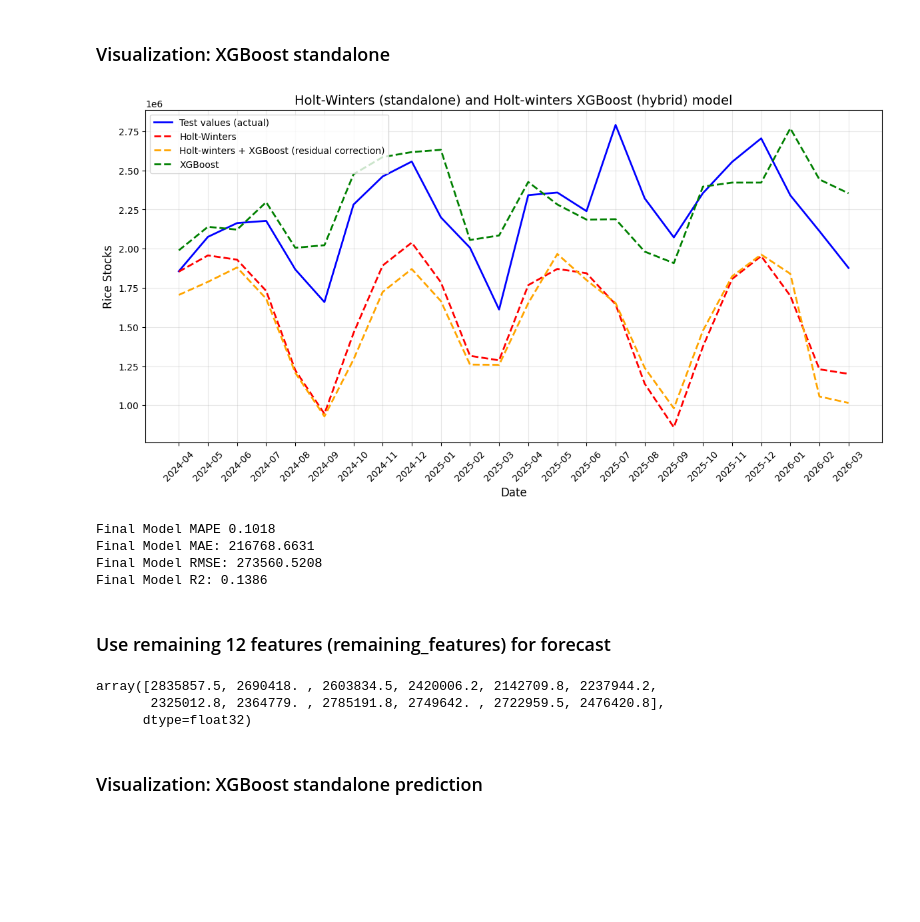
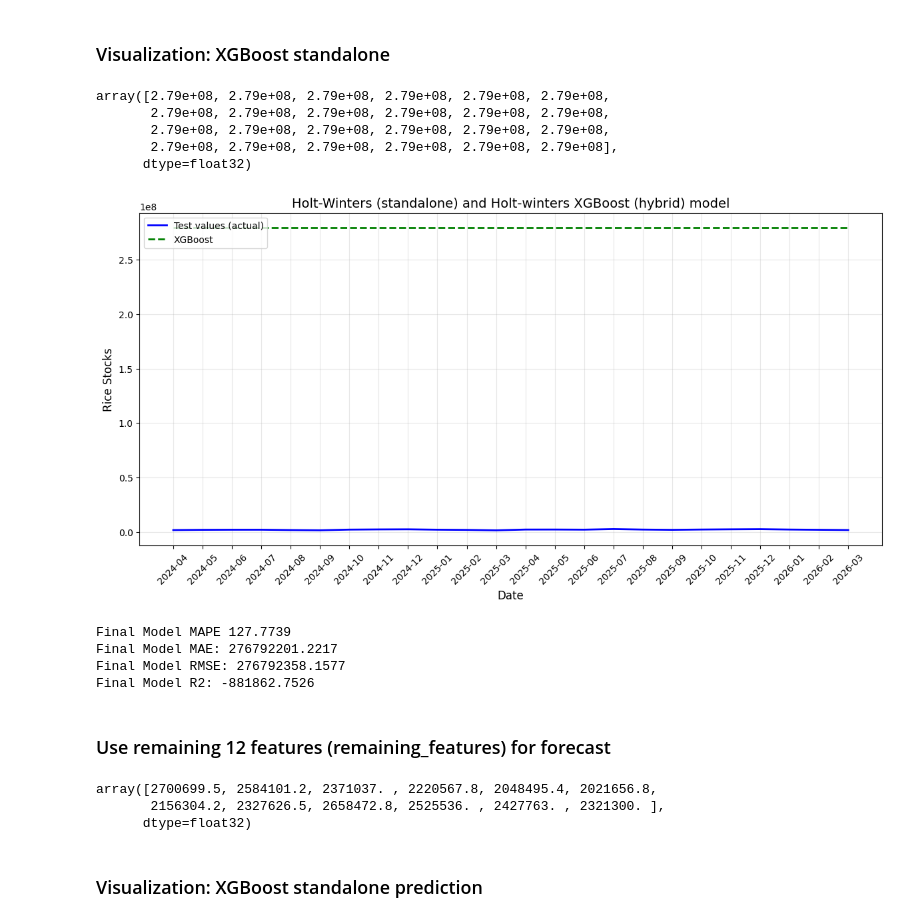
Before and after one commit to emmanresu/Thesis-Keras, a Jupyter notebook: rice_stocks.ipynb, the cells around one changed output. Drawn from its saved outputs; the diff is of its cells as text; code cells hidden in the pictures; blank space fills up the shorter version.

```diff
--- a/rice_stocks.ipynb
+++ b/rice_stocks.ipynb
@@ -573,6 +580,8 @@ total_stock, remaining_features = shift_features(data, 12)
 ### Final dataset
 # %%
 total_stock, remaining_features = add_lean_months(total_stock), add_lean_months(remaining_features)
+holdout_size = 24
+test = total_stock['stock_total'].iloc[-holdout_size:]
 # %% [markdown]
 ## Check correlation
 # %%
@@ -1136,7 +1134,7 @@ KeyError: "['month'] not found in axis"
 from xgboost import XGBRegressor
 from sklearn.model_selection import GridSearchCV
 
-xgb_reg = XGBRegressor(objective='reg:squarederror', random_state=42,
+xgb_reg = XGBRegressor(objective='reg:quantileerror', random_state=42,
                        enable_categorical=True, early_stopping=True)
 
 # Define Parameter Grid
@@ -1409,39 +1422,47 @@ plt.show()
 # %% [markdown]
 ### Visualization: XGBoost standalone
+# %%
+xgb_model
+# %% [output]
+array([2.79e+08, 2.79e+08, 2.79e+08, 2.79e+08, 2.79e+08, 2.79e+08,
+       2.79e+08, 2.79e+08, 2.79e+08, 2.79e+08, 2.79e+08, 2.79e+08,
+       2.79e+08, 2.79e+08, 2.79e+08, 2.79e+08, 2.79e+08, 2.79e+08,
+       2.79e+08, 2.79e+08, 2.79e+08, 2.79e+08, 2.79e+08, 2.79e+08],
+      dtype=float32)
 # %%
 # 1. Formatting the date range for the legend
 start_date = data['date'].iloc[-holdout_size:].min()
 end_date = data['date'].iloc[-holdout_size:].max()
 date_range_str = f"({start_date} to {end_date})"
 
 # 2. Plotting
 plt.figure(figsize=(12, 6))
 
 # Actual Values
 plt.plot(data['date'].iloc[-holdout_size:], test, label=f'Test values (actual)', color='blue', linewidth=2)
-
+'''
 # Holt-winters standalone
 plt.plot(data['date'].iloc[-holdout_size:], final_forecast, label=f'Holt-Winters', color='red', linestyle='--', linewidth=2)
 
 # Hybrid forecast
 plt.plot(data['date'].iloc[-holdout_size:], final_hybrid_forecast, label=f'Holt-winters + XGBoost (residual correction)', color='orange', linestyle='--', linewidth=2)
-
-# XGBoost standalon
+'''
+# XGBoost standalone
 plt.plot(data['date'].iloc[-holdout_size:], xgb_model, label=f'XGBoost', color='green', linestyle='--', linewidth=2)
 
 # 3. Aesthetics
 plt.title('Holt-Winters (standalone) and Holt-winters XGBoost (hybrid) model', fontsize=14)
 plt.xlabel('Date', fontsize=12)
 plt.ylabel('Rice Stocks', fontsize=12)
 plt.legend(loc='upper left')
 plt.grid(True, alpha=0.3)
 plt.tight_layout()
 
 plt.xticks(data['date'][::1].iloc[-holdout_size:], rotation=45)
 
 plt.show()
 # %% [output]
-[figure, old version]
+[figure, new version]
 # %%
 hybrid_mape = mean_absolute_percentage_error(test, xgb_model)
 hybrid_mae = mean_absolute_error(test, xgb_model)
@@ -1453,10 +1474,10 @@ f"Final Model MAE: {round(hybrid_mae, 4)}\n"
 f"Final Model RMSE: {round(hybrid_rmse, 4)}\n"
 f"Final Model R2: {round(hybrid_r2, 4)}")
 # %% [output]
-Final Model MAPE 0.1018
-Final Model MAE: 216768.6631
-Final Model RMSE: 273560.5208
-Final Model R2: 0.1386
+Final Model MAPE 127.7739
+Final Model MAE: 276792201.2217
+Final Model RMSE: 276792358.1577
+Final Model R2: -881862.7526
 # %% [markdown]
 ### Use remaining 12 features (remaining_features) for forecast
 # %%
@@ -1472,8 +1493,8 @@ future_pred = add_lean_months(future_pred)
 xgb_future = best_xgb_model.predict(future_pred.drop(columns=['date', 'stock_total']).iloc[-12:])
 xgb_future
 # %% [output]
-array([2835857.5, 2690418. , 2603834.5, 2420006.2, 2142709.8, 2237944.2,
-       2325012.8, 2364779. , 2785191.8, 2749642. , 2722959.5, 2476420.8],
+array([2700699.5, 2584101.2, 2371037. , 2220567.8, 2048495.4, 2021656.8,
+       2156304.2, 2327626.5, 2658472.8, 2525536. , 2427763. , 2321300. ],
       dtype=float32)
 # %% [markdown]
 ### Visualization: XGBoost standalone prediction
```
Also changed, not shown: parts of 12 cells of this notebook.
